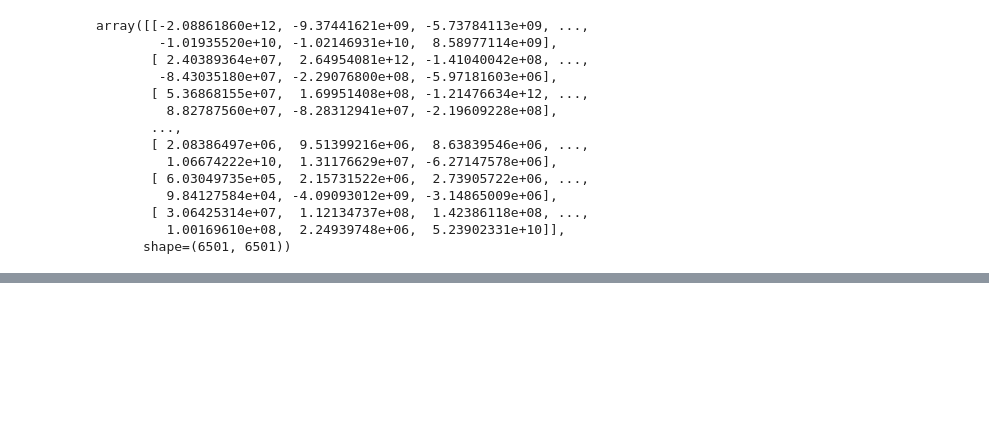
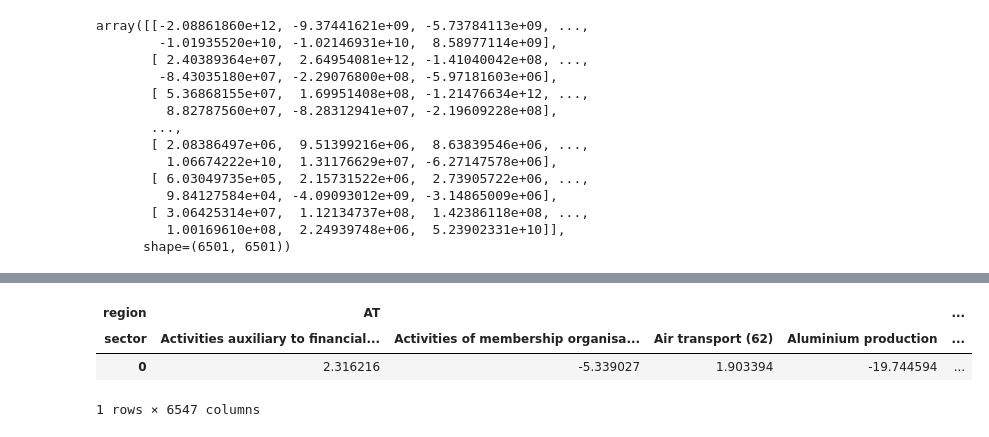
Before and after one commit to MathiasAlten/Input-Output, a Jupyter notebook: code/X_star.ipynb, the cells around one changed output, grey strips where cells are left out. Drawn from its saved outputs; the diff is of its cells as text; code cells hidden in the pictures; blank space fills up the shorter version.

```diff
--- a/code/X_star.ipynb
+++ b/code/X_star.ipynb
@@ -525 +514,9 @@ display(S_star)
 1 rows × 6501 columns
+# %%
+S_difference = S - S_star
+display(S_difference)
+# %% [output]
+| region | AT |  |  |  | ... |
+| sector | Activities auxiliary to financial... | Activities of membership organisa... | Air transport (62) | Aluminium production | ... |
+| 0 | 2.316216 | -5.339027 | 1.903394 | -19.744594 | ... |
+1 rows × 6547 columns
```
Also changed, not shown: parts of 3 cells of this notebook.
